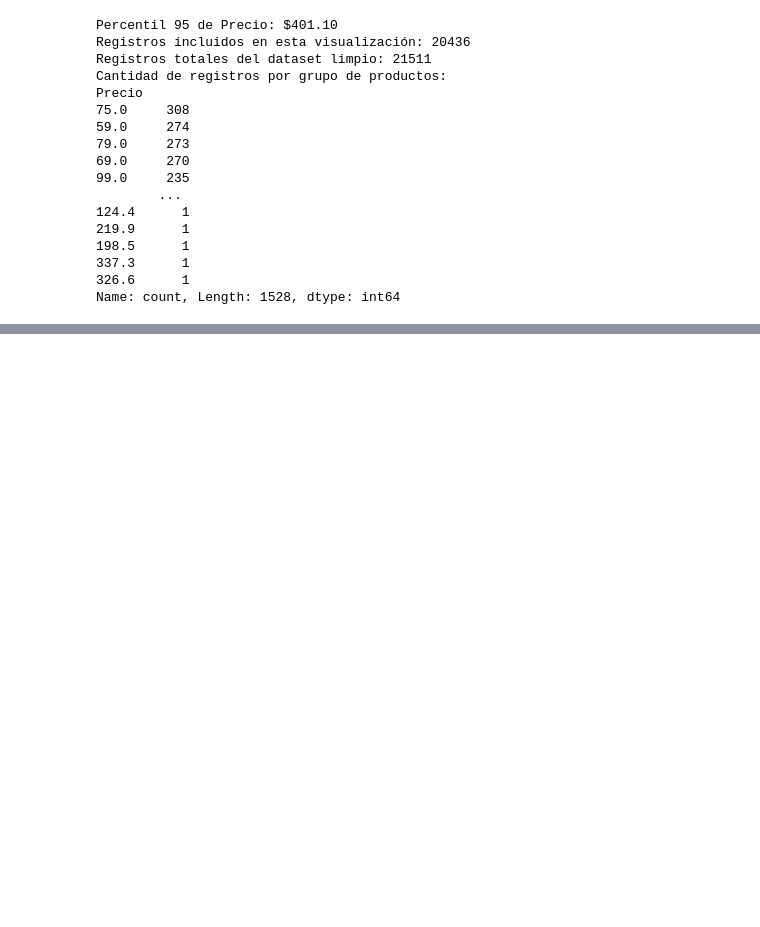
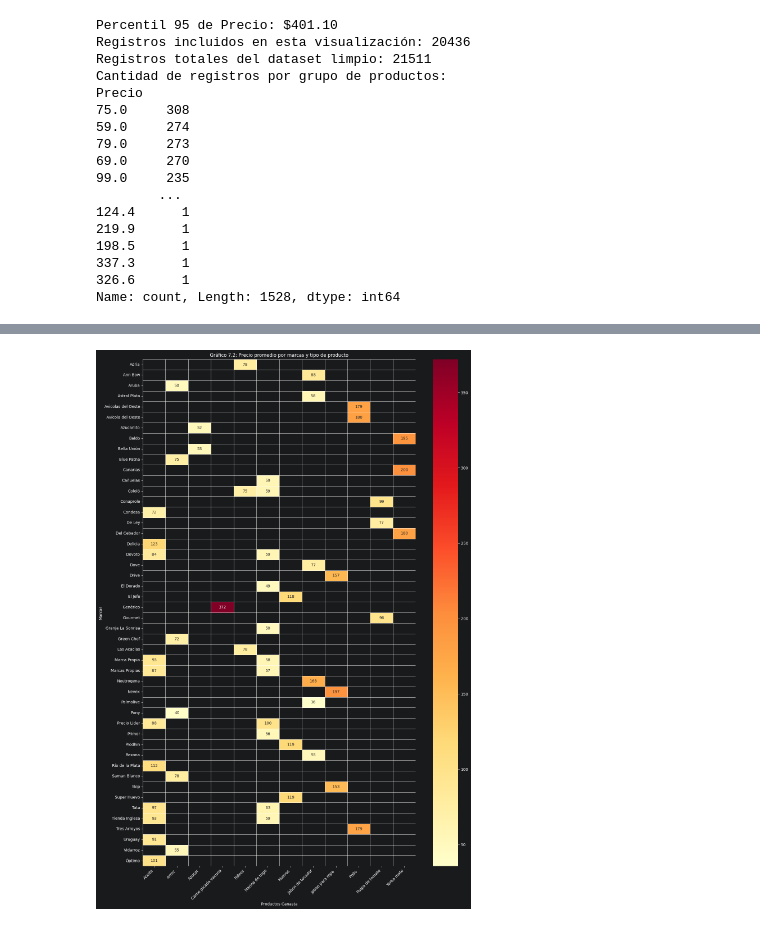
Before and after one commit to magnadata/ucu-python-4-data-analysis-project, a Jupyter notebook: notebooks/practice.ipynb, the cells around one changed output, grey strips where cells are left out. Saved outputs shown, nothing was run; the diff lists cells and outputs as text; code cells hidden in the pictures; blank space fills up the shorter version.

```diff
--- a/notebooks/practice.ipynb
+++ b/notebooks/practice.ipynb
@@ -1087,0 +1205,21 @@ Name: count, Length: 1528, dtype: int64
+# %%
+# 7 Análisis bivariante
+
+# 7.1 tabla dinámica productos canasta por marca
+
+df_canasta_detalle = (
+    df[df['canasta_producto'] == 1].groupby(["tipo_producto", "marca"])["Precio"]
+    .mean()
+    .reset_index()
+)
+
+matriz_precios = df_canasta_detalle.pivot_table(
+    values="Precio",
+    index="marca",
+    columns="tipo_producto",
+    aggfunc="mean"
+)
+
+matriz_precios = matriz_precios.round(2)
+
+matriz_precios
@@ -1087,0 +1245,21 @@ Name: count, Length: 1528, dtype: int64
+# %%
+# 7.2 MAPA DE CALOR DE PRECIOS PROMEDIO
+
+plt.figure(figsize=(14, 20))
+
+sns.heatmap(
+    matriz_precios,
+    annot=True,
+    fmt=".0f",
+    cmap="YlOrRd",
+    linewidths=0.5
+)
+
+plt.title("Gráfico 7.2: Precio promedio por marcas y tipo de producto")
+plt.xlabel("Productos Canasta")
+plt.ylabel("Marcas")
+plt.xticks(rotation=45, ha="right")
+plt.tight_layout()
+plt.show()
+# %% [output]
+[figure, added]
```
Also changed, not shown: parts of 13 cells of this notebook.
